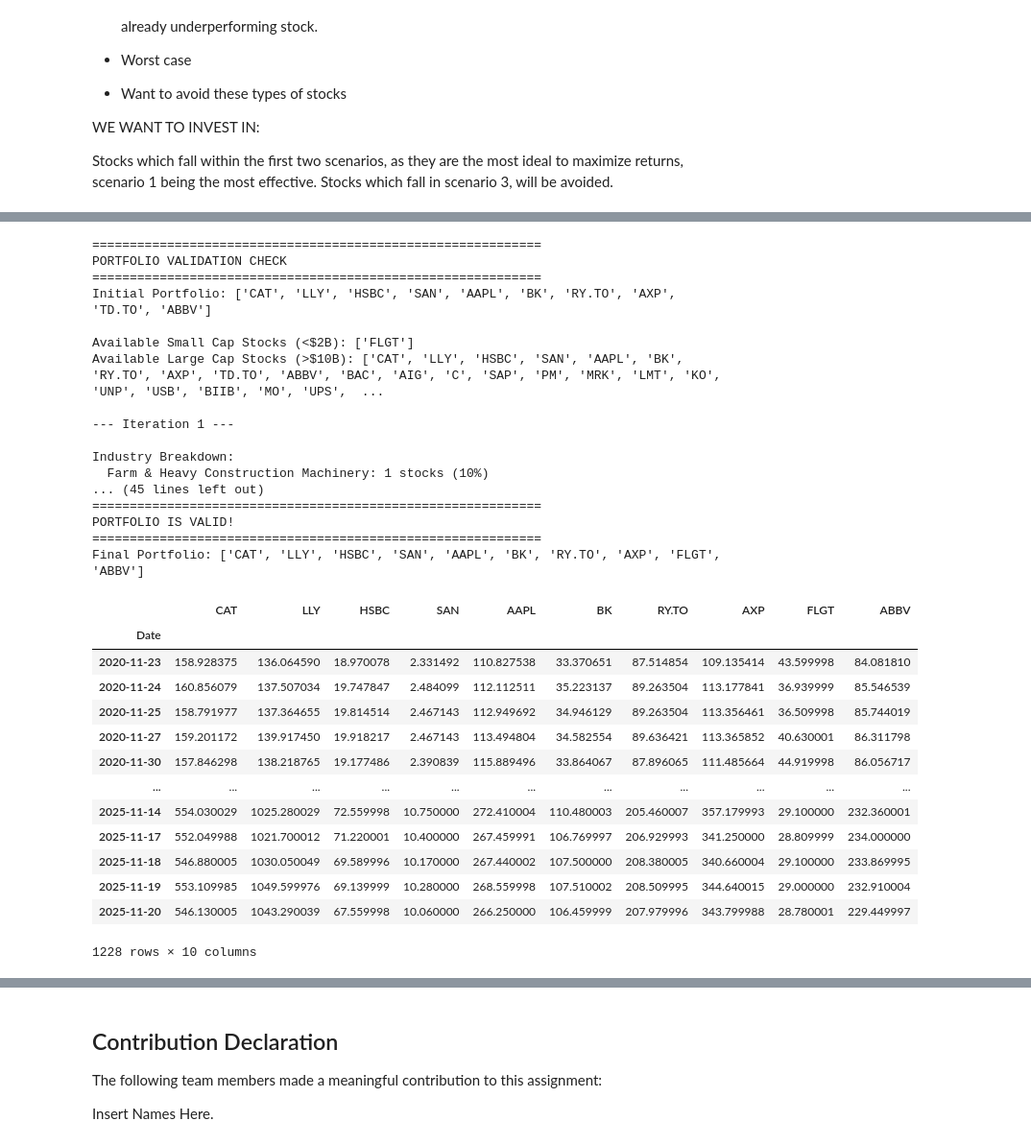
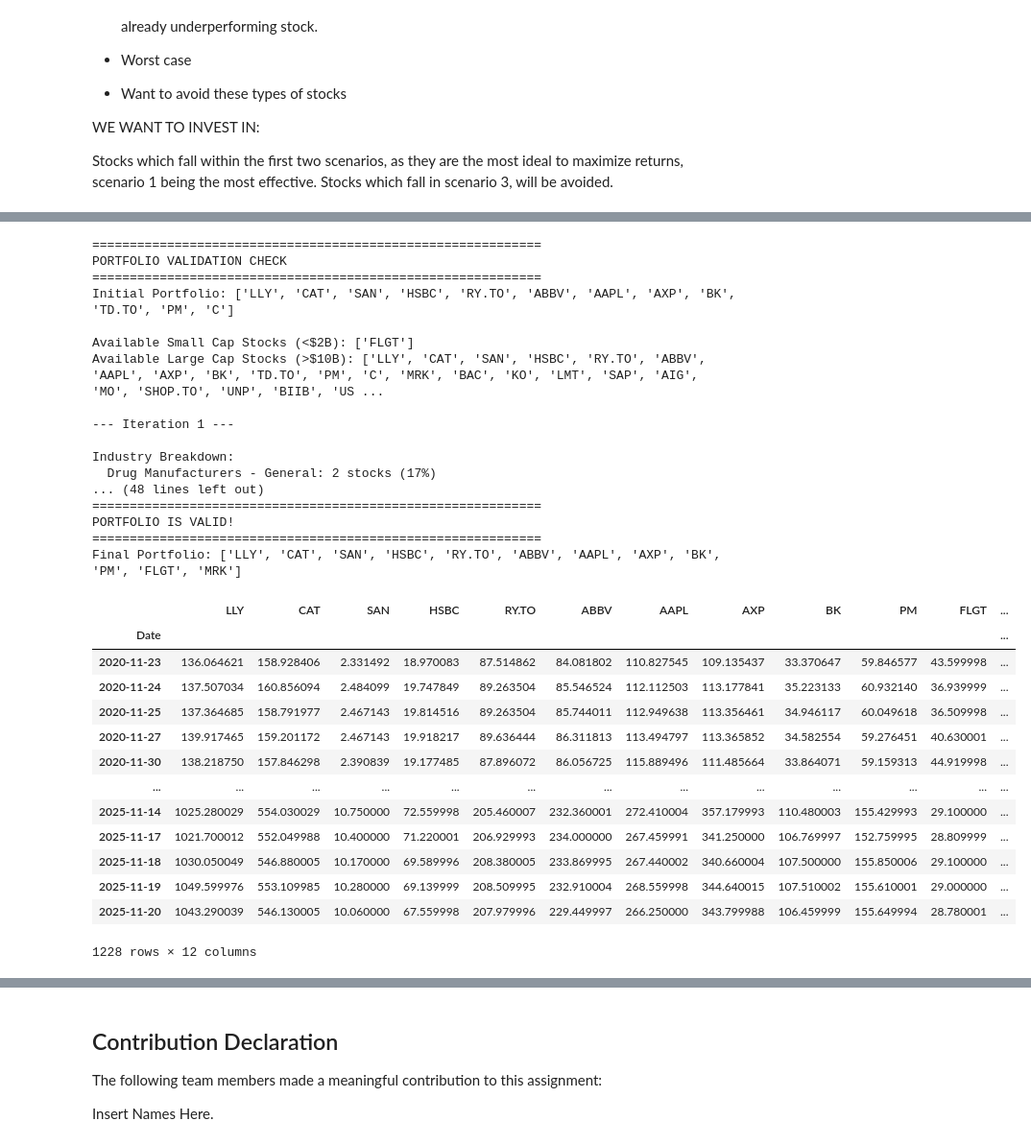
Before and after one commit to aadya-khanna/cfm-team-assignment, a Jupyter notebook: Team_14_Assignment.ipynb, the cells around one changed output, grey strips where cells are left out. Shown at 96% size. Cells and saved outputs as stored; diff of their text form; code cells hidden in the pictures.

Commit message:
Dynamically Defined Number of Stocks + Weighting for Metrics for Stock Selection

```diff
--- a/Team_14_Assignment.ipynb
+++ b/Team_14_Assignment.ipynb
@@ -513,6 +520,8 @@ scored_df
 # %%
-## TOP 10 STOCKS TO INVEST IN BASED ON METRICS ##
-top_10_stocks_beforeCHECK = scored_df.head(10)
-top_10_stocks_beforeCHECK
+## TOP X STOCKS TO INVEST IN BASED ON METRICS ##
+num_stocks_to_invest = 12
+
+top_x_stocks_beforeCHECK = scored_df.head(num_stocks_to_invest)
+top_x_stocks_beforeCHECK
 # %% [output]
 |  | Ticker | Alpha_rank | Sortino_rank | Momentum_rank | Beta_rank | Composite_Score |
@@ -613,9 +624,9 @@ def check_portfolio(portfolio, final_tickers):
         # Print industry breakdown
         print("\nIndustry Breakdown:")
         for industry, amount in seen_industries.items():
-            percentage = (amount / 10) * 100
+            percentage = (amount / num_stocks_to_invest) * 100
             print(f"  {industry}: {amount} stocks ({percentage:.0f}%)")
-            if amount / 10 > 0.4:
+            if amount / num_stocks_to_invest > 0.4:
                 notfortypercent = False
                 industry_overforty = industry
 
@@ -689,62 +700,62 @@ def check_portfolio(portfolio, final_tickers):
             return portfolio
 # %%
 full_1st = scored_df['Ticker'].tolist()
-portfolio_lst = top_10_stocks_beforeCHECK['Ticker'].tolist()
+portfolio_lst = top_x_stocks_beforeCHECK['Ticker'].tolist()
 
-top_10_stocks = check_portfolio(portfolio_lst, full_1st)
+top_x_stocks = check_portfolio(portfolio_lst, full_1st)
 
-##THE LIST HERE should go to the variable top_10_tickers below
+##THE LIST HERE should go to the variable top_x_tickers below
 #Whatever list is outputted after the check for volume and industry, should move on to the optimization code
-#as a list and set equal to top_10_tickers
+#as a list and set equal to top_x_tickers
 # %% [output]
 ============================================================
 PORTFOLIO VALIDATION CHECK
 ============================================================
-Initial Portfolio: ['CAT', 'LLY', 'HSBC', 'SAN', 'AAPL', 'BK', 'RY.TO', 'AXP', 'TD.TO', 'ABBV']
+Initial Portfolio: ['LLY', 'CAT', 'SAN', 'HSBC', 'RY.TO', 'ABBV', 'AAPL', 'AXP', 'BK', 'TD.TO', 'PM', 'C']
 
 Available Small Cap Stocks (<$2B): ['FLGT']
-Available Large Cap Stocks (>$10B): ['CAT', 'LLY', 'HSBC', 'SAN', 'AAPL', 'BK', 'RY.TO', 'AXP', 'TD.TO', 'ABBV', 'BAC', 'AIG', 'C', 'SAP', 'PM', 'MRK', 'LMT', 'KO', 'UNP', 'USB', 'BIIB', 'MO', 'UPS',  ...
+Available Large Cap Stocks (>$10B): ['LLY', 'CAT', 'SAN', 'HSBC', 'RY.TO', 'ABBV', 'AAPL', 'AXP', 'BK', 'TD.TO', 'PM', 'C', 'MRK', 'BAC', 'KO', 'LMT', 'SAP', 'AIG', 'MO', 'SHOP.TO', 'UNP', 'BIIB', 'US ...
 
 --- Iteration 1 ---
 
 Industry Breakdown:
-  Farm & Heavy Construction Machinery: 1 stocks (10%)
-... (45 lines left out)
+  Drug Manufacturers - General: 2 stocks (17%)
+... (48 lines left out)
 ============================================================
 PORTFOLIO IS VALID!
 ============================================================
-Final Portfolio: ['CAT', 'LLY', 'HSBC', 'SAN', 'AAPL', 'BK', 'RY.TO', 'AXP', 'FLGT', 'ABBV']
+Final Portfolio: ['LLY', 'CAT', 'SAN', 'HSBC', 'RY.TO', 'ABBV', 'AAPL', 'AXP', 'BK', 'PM', 'FLGT', 'MRK']
 # %%
-# Get the top 10 tickers
+# Get the top x tickers
 
-# Get the actual metric values for top 10 stocks from results_df
-top_10_metrics = results_df[results_df['Ticker'].isin(top_10_stocks)].copy()
+# Get the actual metric values for top x stocks from results_df
+top_x_metrics = results_df[results_df['Ticker'].isin(top_x_stocks)].copy()
 
-# Build prices DataFrame for top 10 stocks
+# Build prices DataFrame for top x stocks
 prices_df = pd.DataFrame()
-for ticker in top_10_stocks:
+for ticker in top_x_stocks:
     stock_close = stock_data[ticker]['Close'].dropna()
     stock_close.index = stock_close.index.tz_localize(None)
     prices_df[ticker] = stock_close
 
 # Align all columns to same dates
 prices_df = prices_df.dropna()
 prices_df
 # %% [output]
-|  | CAT | LLY | HSBC | SAN | AAPL | BK | RY.TO | AXP | FLGT | ABBV |
-| Date |  |  |  |  |  |  |  |  |  |  |
-| 2020-11-23 | 158.928375 | 136.064590 | 18.970078 | 2.331492 | 110.827538 | 33.370651 | 87.514854 | 109.135414 | 43.599998 | 84.081810 |
-| 2020-11-24 | 160.856079 | 137.507034 | 19.747847 | 2.484099 | 112.112511 | 35.223137 | 89.263504 | 113.177841 | 36.939999 | 85.546539 |
-| 2020-11-25 | 158.791977 | 137.364655 | 19.814514 | 2.467143 | 112.949692 | 34.946129 | 89.263504 | 113.356461 | 36.509998 | 85.744019 |
-| 2020-11-27 | 159.201172 | 139.917450 | 19.918217 | 2.467143 | 113.494804 | 34.582554 | 89.636421 | 113.365852 | 40.630001 | 86.311798 |
-| 2020-11-30 | 157.846298 | 138.218765 | 19.177486 | 2.390839 | 115.889496 | 33.864067 | 87.896065 | 111.485664 | 44.919998 | 86.056717 |
-| ... | ... | ... | ... | ... | ... | ... | ... | ... | ... | ... |
-| 2025-11-14 | 554.030029 | 1025.280029 | 72.559998 | 10.750000 | 272.410004 | 110.480003 | 205.460007 | 357.179993 | 29.100000 | 232.360001 |
-| 2025-11-17 | 552.049988 | 1021.700012 | 71.220001 | 10.400000 | 267.459991 | 106.769997 | 206.929993 | 341.250000 | 28.809999 | 234.000000 |
-| 2025-11-18 | 546.880005 | 1030.050049 | 69.589996 | 10.170000 | 267.440002 | 107.500000 | 208.380005 | 340.660004 | 29.100000 | 233.869995 |
-| 2025-11-19 | 553.109985 | 1049.599976 | 69.139999 | 10.280000 | 268.559998 | 107.510002 | 208.509995 | 344.640015 | 29.000000 | 232.910004 |
-| 2025-11-20 | 546.130005 | 1043.290039 | 67.559998 | 10.060000 | 266.250000 | 106.459999 | 207.979996 | 343.799988 | 28.780001 | 229.449997 |
+|  | LLY | CAT | SAN | HSBC | RY.TO | ABBV | AAPL | AXP | BK | PM | FLGT | ... |
+| Date |  |  |  |  |  |  |  |  |  |  |  | ... |
+| 2020-11-23 | 136.064621 | 158.928406 | 2.331492 | 18.970083 | 87.514862 | 84.081802 | 110.827545 | 109.135437 | 33.370647 | 59.846577 | 43.599998 | ... |
+| 2020-11-24 | 137.507034 | 160.856094 | 2.484099 | 19.747849 | 89.263504 | 85.546524 | 112.112503 | 113.177841 | 35.223133 | 60.932140 | 36.939999 | ... |
+| 2020-11-25 | 137.364685 | 158.791977 | 2.467143 | 19.814516 | 89.263504 | 85.744011 | 112.949638 | 113.356461 | 34.946117 | 60.049618 | 36.509998 | ... |
+| 2020-11-27 | 139.917465 | 159.201172 | 2.467143 | 19.918217 | 89.636444 | 86.311813 | 113.494797 | 113.365852 | 34.582554 | 59.276451 | 40.630001 | ... |
+| 2020-11-30 | 138.218750 | 157.846298 | 2.390839 | 19.177485 | 87.896072 | 86.056725 | 115.889496 | 111.485664 | 33.864071 | 59.159313 | 44.919998 | ... |
+| ... | ... | ... | ... | ... | ... | ... | ... | ... | ... | ... | ... | ... |
+| 2025-11-14 | 1025.280029 | 554.030029 | 10.750000 | 72.559998 | 205.460007 | 232.360001 | 272.410004 | 357.179993 | 110.480003 | 155.429993 | 29.100000 | ... |
+| 2025-11-17 | 1021.700012 | 552.049988 | 10.400000 | 71.220001 | 206.929993 | 234.000000 | 267.459991 | 341.250000 | 106.769997 | 152.759995 | 28.809999 | ... |
+| 2025-11-18 | 1030.050049 | 546.880005 | 10.170000 | 69.589996 | 208.380005 | 233.869995 | 267.440002 | 340.660004 | 107.500000 | 155.850006 | 29.100000 | ... |
+| 2025-11-19 | 1049.599976 | 553.109985 | 10.280000 | 69.139999 | 208.509995 | 232.910004 | 268.559998 | 344.640015 | 107.510002 | 155.610001 | 29.000000 | ... |
+| 2025-11-20 | 1043.290039 | 546.130005 | 10.060000 | 67.559998 | 207.979996 | 229.449997 | 266.250000 | 343.799988 | 106.459999 | 155.649994 | 28.780001 | ... |
-1228 rows × 10 columns
+1228 rows × 12 columns
 # %%
 print(f"\n{'='*60}")
 print("BLACK-LITTERMAN PORTFOLIO OPTIMIZATION")
```
Also changed, not shown: parts of 6 cells of this notebook.
